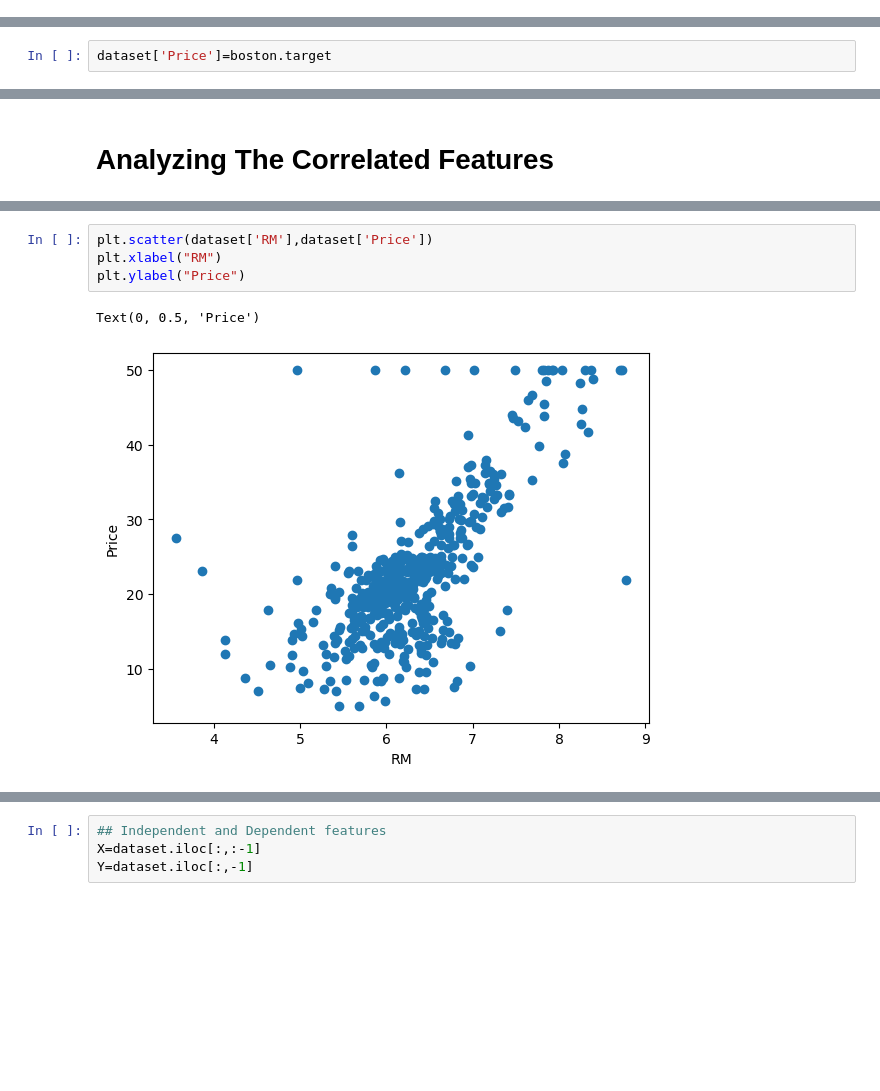
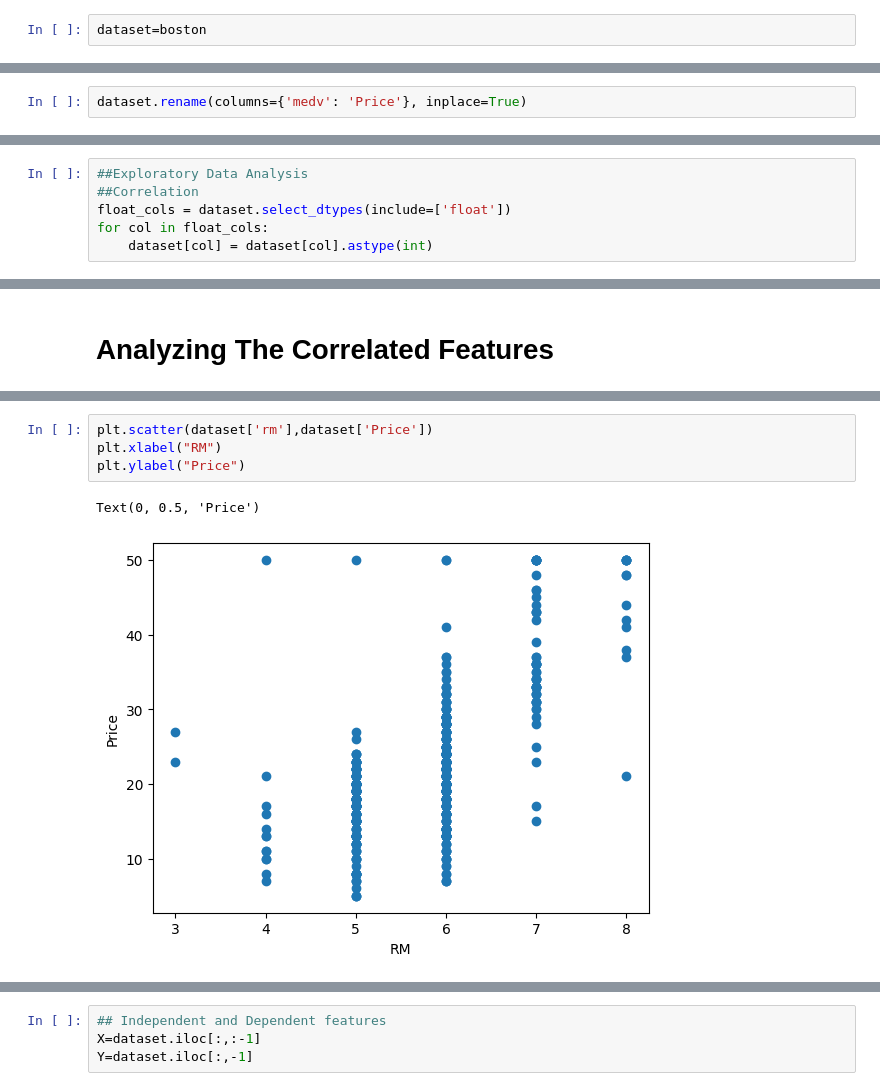
Before and after one commit to varaprasad66/bostonhousingpricing, a Jupyter notebook: Linear Regressionn ML Implementation.ipynb, the cells around one changed output, grey strips where cells are left out. Cells and saved outputs as stored; diff of their text form; blank space fills up the shorter version.

```diff
--- a/Linear Regressionn ML Implementation.ipynb
+++ b/Linear Regressionn ML Implementation.ipynb
@@ -76,3 +31,5 @@ dataset=pd.DataFrame(boston.data,columns=boston.feature_names)
+# %%
+dataset=boston
 # %%
 dataset.head()
 # %% [output]
@@ -85,5 +42,5 @@ dataset.head()
-# %%
-dataset['Price']=boston.target
+# %%
+dataset.rename(columns={'medv': 'Price'}, inplace=True)
 # %%
 dataset.head()
 # %% [output]
@@ -168,3 +106,9 @@ dataset.corr()
+# %%
+##Exploratory Data Analysis
+##Correlation
+float_cols = dataset.select_dtypes(include=['float'])
+for col in float_cols:
+    dataset[col] = dataset[col].astype(int)
 # %%
 import seaborn as sns
 sns.pairplot(dataset)
@@ -201,8 +145,8 @@ Text(0, 0.5, 'Price')
 # %%
-plt.scatter(dataset['RM'],dataset['Price'])
+plt.scatter(dataset['rm'],dataset['Price'])
 plt.xlabel("RM")
 plt.ylabel("Price")
 # %% [output]
 Text(0, 0.5, 'Price')
-[figure, old version]
+[figure, new version]
 # %%
```
Also changed, not shown: parts of 47 cells of this notebook, 6 other files.
